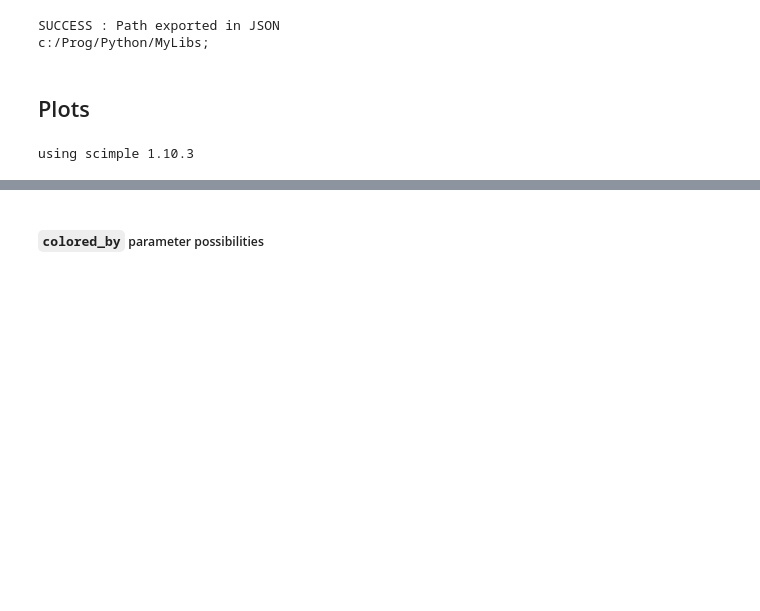
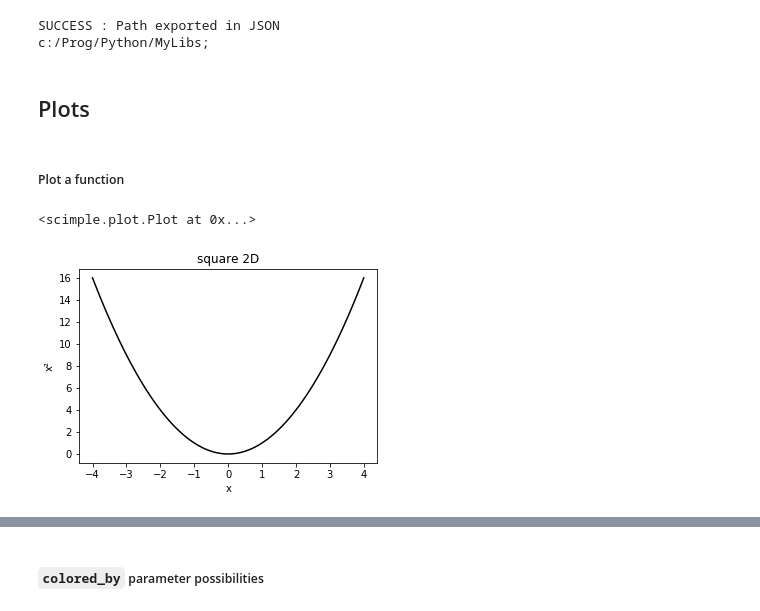
Before and after one commit to ebonnal/scimple, a Jupyter notebook: notebook_example.ipynb, the cells around one changed output, grey strips where cells are left out. Cells and saved outputs as stored; diff of their text form; code cells hidden in the pictures; blank space fills up the shorter version.

```diff
--- a/notebook_example.ipynb
+++ b/notebook_example.ipynb
@@ -96,13 +128,6 @@ c:/Prog/Python/MyLibs;
 # %%
 from scimple import Plot, get_sample, xgrid, ygrid
 import pandas as pd
+import numpy as np
 import math
 import random
-tab = get_sample('xyz', pd.DataFrame)
-tab_=[[i,i//2] for i in range(20)]
-charges = get_sample('charges', pd.DataFrame)
-tab.columns=['atom', 'x', 'y', 'z']
-# %matplotlib notebook
-%matplotlib inline
-# %% [output]
-using scimple 1.10.3
@@ -108,0 +136,10 @@ using scimple 1.10.3
+# %% [markdown]
+##### Plot a function
+# %%
+Plot(title='square 2D', xlabel='x', ylabel='x²').add(x=np.arange(-4,4.1,0.1),
+                                                  y=lambda i, x: x[i]**2,
+                                                  marker='-',
+                                                  colored_by='#000000')
+# %% [output]
+<scimple.plot.Plot at 0x...>
+[figure, added]
```
Also changed, not shown: parts of 34 cells of this notebook, 8 other files.
